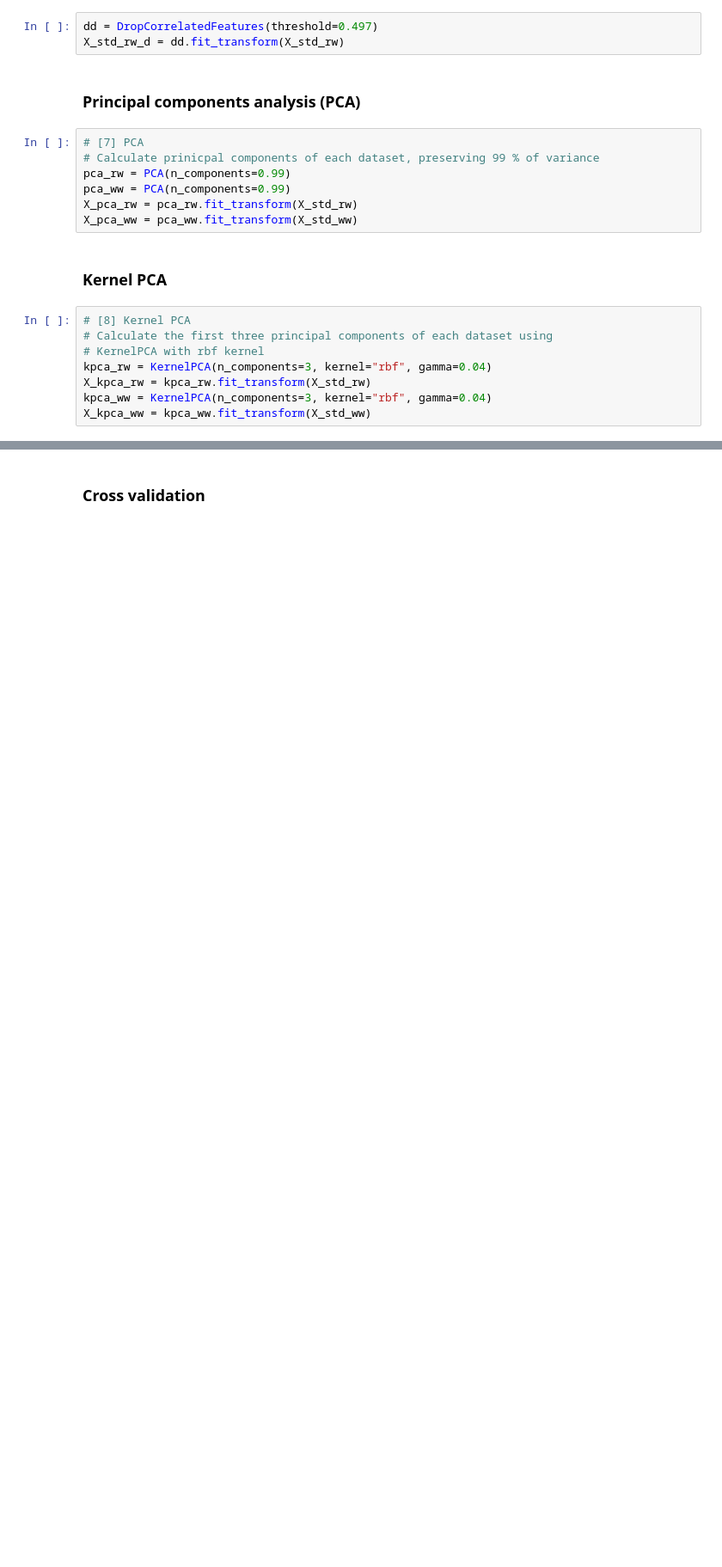
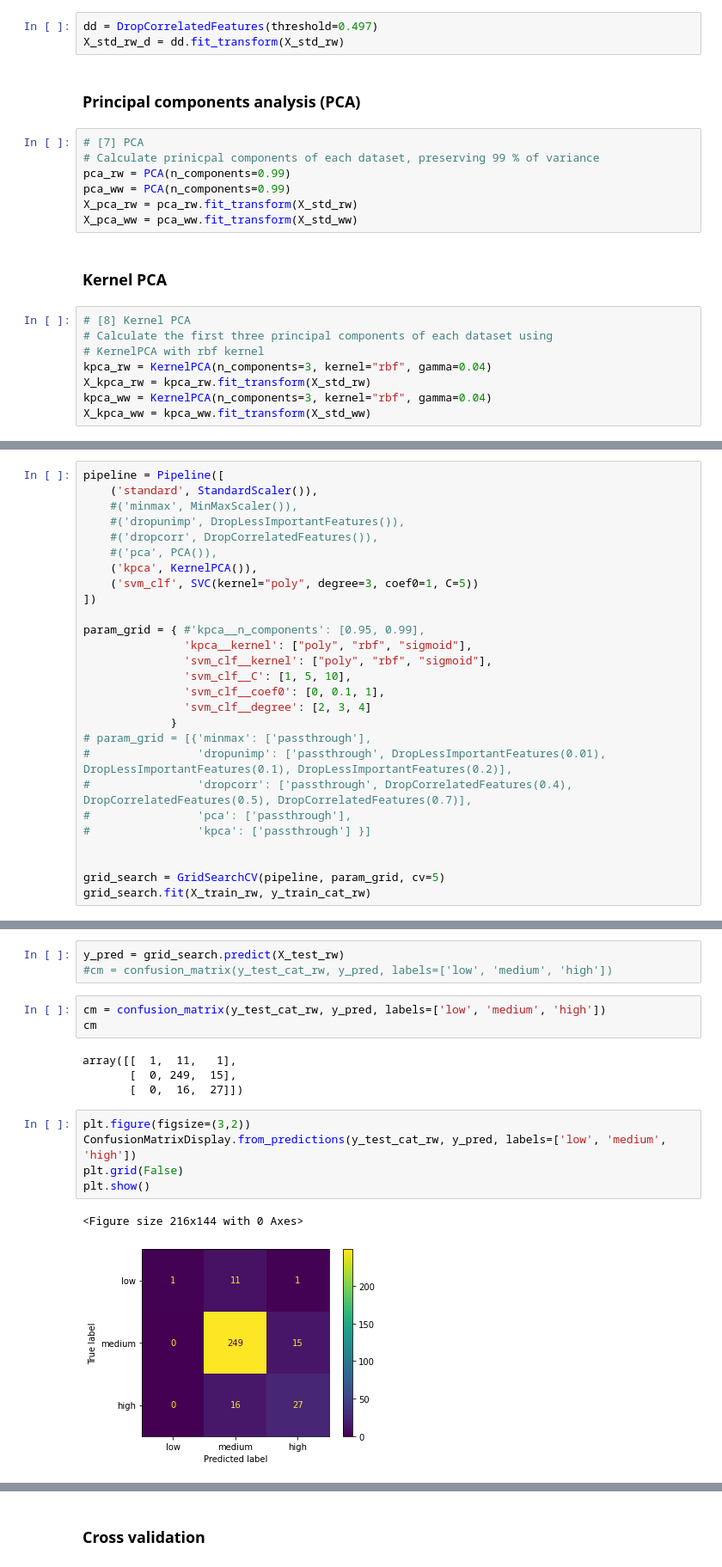
Before and after one commit to fod/machine-learning-statistics, a Jupyter notebook: scikit-learn.ipynb, the cells around one changed output, grey strips where cells are left out. Shown at 86% size. Cells and saved outputs as stored; diff of their text form; blank space fills up the shorter version.

```diff
--- a/scikit-learn.ipynb
+++ b/scikit-learn.ipynb
@@ -481,0 +501,27 @@ pca_rw.components_
+# %%
+pipeline = Pipeline([
+    ('standard', StandardScaler()),
+    #('minmax', MinMaxScaler()),
+    #('dropunimp', DropLessImportantFeatures()),
+    #('dropcorr', DropCorrelatedFeatures()),
+    #('pca', PCA()),
+    ('kpca', KernelPCA()),
+    ('svm_clf', SVC(kernel="poly", degree=3, coef0=1, C=5))
+])
+
+param_grid = { #'kpca__n_components': [0.95, 0.99],
+               'kpca__kernel': ["poly", "rbf", "sigmoid"],
+               'svm_clf__kernel': ["poly", "rbf", "sigmoid"],
+               'svm_clf__C': [1, 5, 10],
+               'svm_clf__coef0': [0, 0.1, 1],
+               'svm_clf__degree': [2, 3, 4]
+             }
+# param_grid = [{'minmax': ['passthrough'],
+#                'dropunimp': ['passthrough', DropLessImportantFeatures(0.01), DropLessImportantFeatures(0.1), DropLessImportantFeatures(0.2)],
+#                'dropcorr': ['passthrough', DropCorrelatedFeatures(0.4), DropCorrelatedFeatures(0.5), DropCorrelatedFeatures(0.7)],
+#                'pca': ['passthrough'],
+#                'kpca': ['passthrough'] }]
+
+
+grid_search = GridSearchCV(pipeline, param_grid, cv=5)
+grid_search.fit(X_train_rw, y_train_cat_rw)
@@ -481,0 +566,18 @@ pca_rw.components_
+# %%
+y_pred = grid_search.predict(X_test_rw)
+#cm = confusion_matrix(y_test_cat_rw, y_pred, labels=['low', 'medium', 'high'])
+# %%
+cm = confusion_matrix(y_test_cat_rw, y_pred, labels=['low', 'medium', 'high'])
+cm
+# %% [output]
+array([[  1,  11,   1],
+       [  0, 249,  15],
+       [  0,  16,  27]])
+# %%
+plt.figure(figsize=(3,2))
+ConfusionMatrixDisplay.from_predictions(y_test_cat_rw, y_pred, labels=['low', 'medium', 'high'])
+plt.grid(False)
+plt.show()
+# %% [output]
+<Figure size 216x144 with 0 Axes>
+[figure, added]
```
Also changed, not shown: parts of 29 cells of this notebook.
